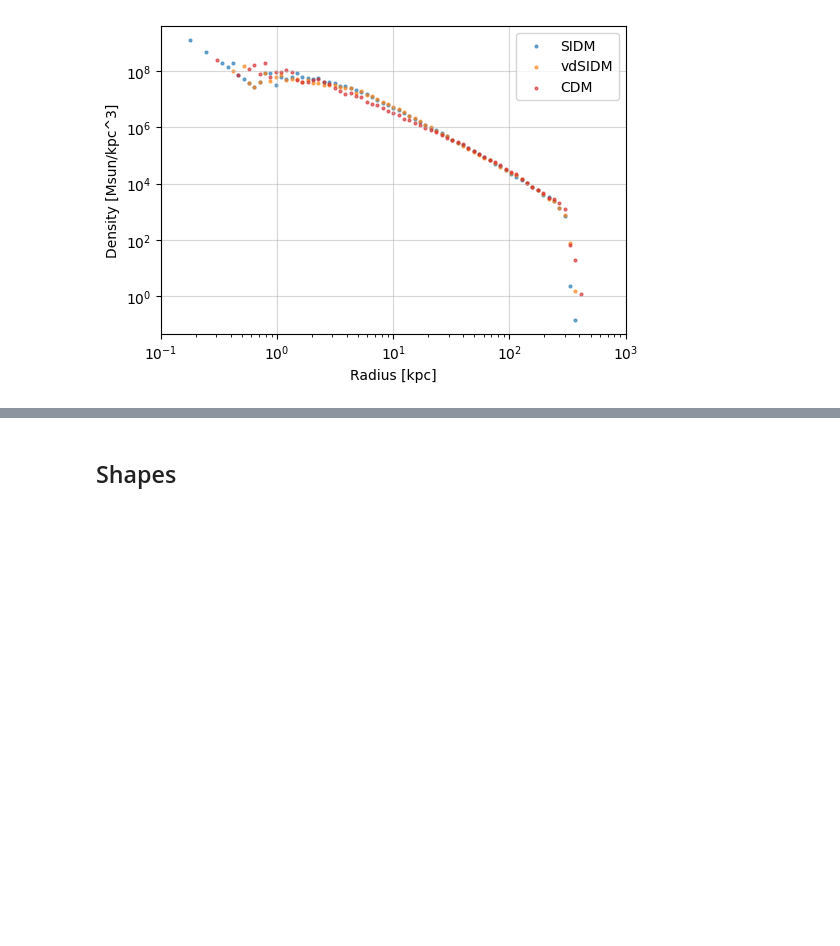
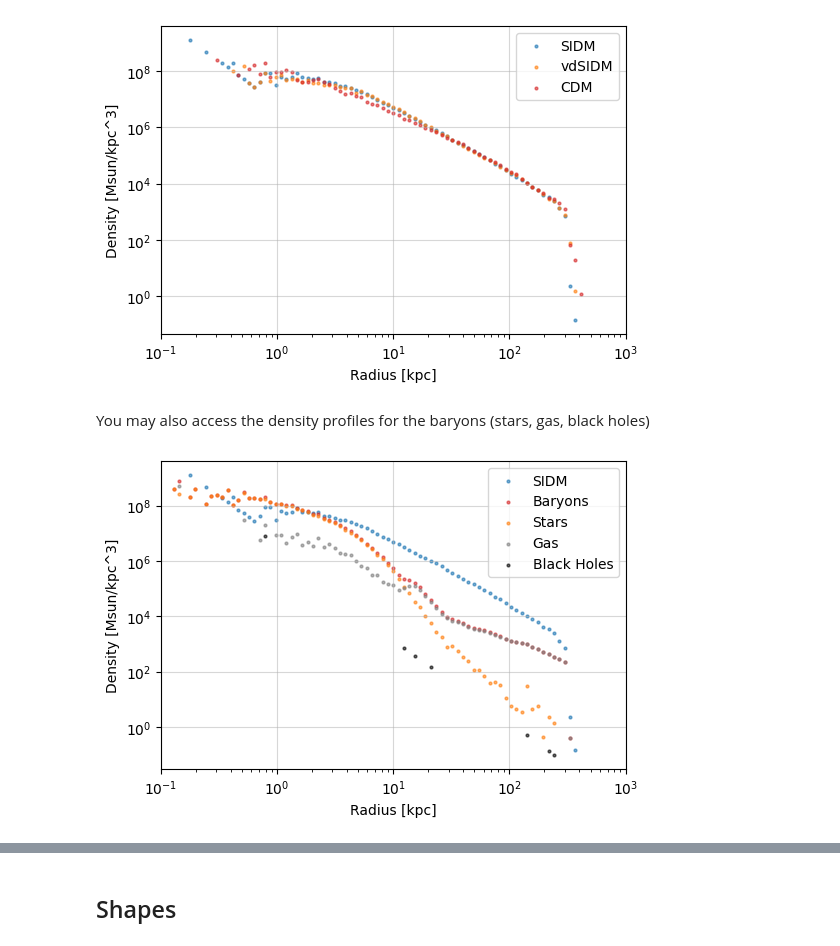
Before and after one commit to AdamSmithOrlik/nonspherical-sidm-jeans-model, a Jupyter notebook: examples/simulations.ipynb, the cells around one changed output, grey strips where cells are left out. Cells and saved outputs as stored; diff of their text form; code cells hidden in the pictures; blank space fills up the shorter version.

```diff
--- a/examples/simulations.ipynb
+++ b/examples/simulations.ipynb
@@ -57,3 +121,30 @@ plt.grid(True, which='major', alpha=0.5, axis='both')
 plt.show()
 # %% [output]
 [figure]
+# %% [markdown]
+You may also access the density profiles for the baryons (stars, gas, black holes)
+# %%
+rho_dm_sidm = sidm.sph_avg_dm_density() # keys are 'r', 'rho'
+rho_baryon_sidm = sidm.sph_avg_baryon_density()
+rho_star_sidm = sidm.sph_avg_star_density()
+rho_gas_sidm = sidm.sph_avg_gas_density()
+rho_bh_sidm = sidm.sph_avg_bh_density()
+
+
+plt.figure(figsize=(6,4))
+plt.scatter(rho_dm_sidm['r'], rho_dm_sidm['rho'], label='SIDM', c='C0', alpha=0.6, s=4)
+plt.scatter(rho_baryon_sidm['r'], rho_baryon_sidm['rho'], label='Baryons', c='C3', alpha=0.6, s=4)
+plt.scatter(rho_star_sidm['r'], rho_star_sidm['rho'], label='Stars', c='C1', alpha=0.6, s=4)
+plt.scatter(rho_gas_sidm['r'], rho_gas_sidm['rho'], label='Gas', c='grey', alpha=0.6, s=4)
+plt.scatter(rho_bh_sidm['r'], rho_bh_sidm['rho'], label='Black Holes', c='k', alpha=0.6, s=4)
+
+plt.xlabel('Radius [kpc]')
+plt.ylabel('Density [Msun/kpc^3]')
+plt.xscale('log')
+plt.yscale('log')
+plt.xlim(0.1, 1000)
+plt.legend()
+plt.grid(True, which='major', alpha=0.5, axis='both')
+plt.show()
+# %% [output]
+[figure, added]
```
Also changed, not shown: parts of 20 cells of this notebook, 3 other files.
